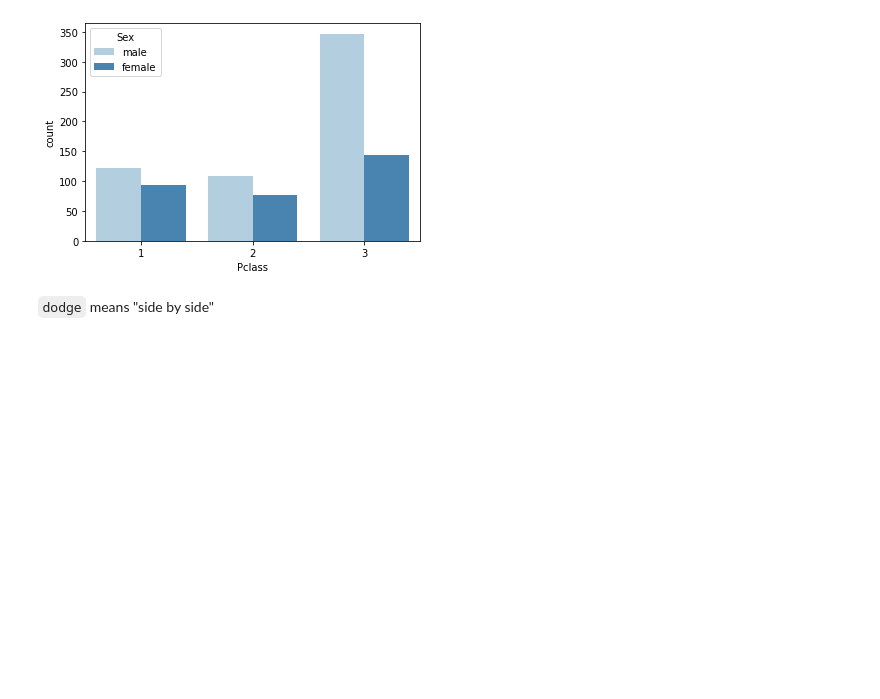
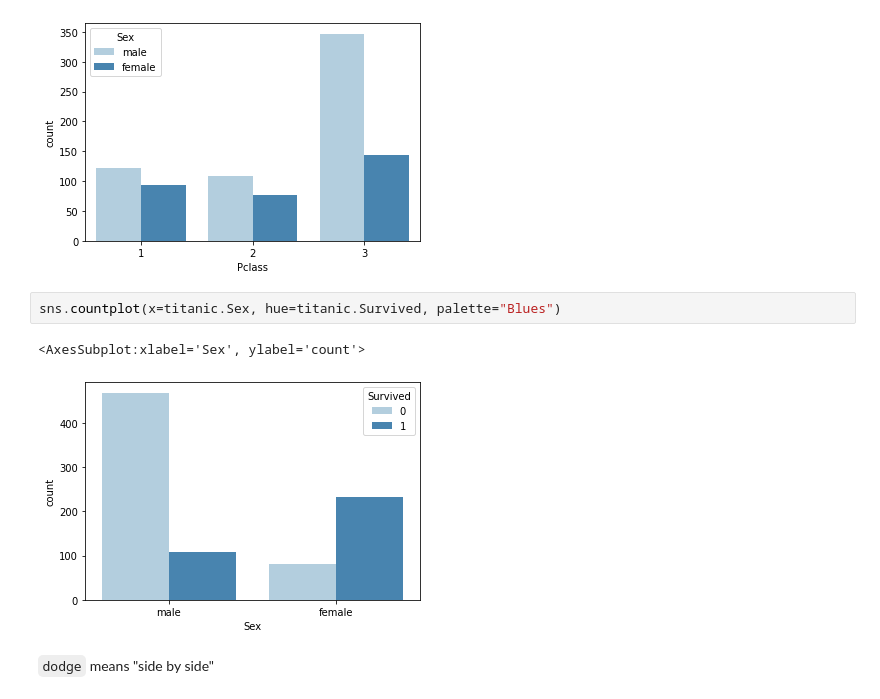
Before and after one commit to sheriffff/teaching-ironhack-data-madrid-2020, a Jupyter notebook: week_02/04-visualization.ipynb, the cells around one changed output. Cells and saved outputs as stored; diff of their text form; blank space fills up the shorter version.

```diff
--- a/week_02/04-visualization.ipynb
+++ b/week_02/04-visualization.ipynb
@@ -78,6 +107,11 @@ sns.countplot(x=titanic.Pclass, hue=titanic.Sex, palette="Blues")
 # %% [output]
 <AxesSubplot:xlabel='Pclass', ylabel='count'>
 [figure]
+# %%
+sns.countplot(x=titanic.Sex, hue=titanic.Survived, palette="Blues")
+# %% [output]
+<AxesSubplot:xlabel='Sex', ylabel='count'>
+[figure, added]
 # %% [markdown]
 `dodge` means "side by side"
 # %%
```
Also changed, not shown: parts of 23 cells of this notebook.
